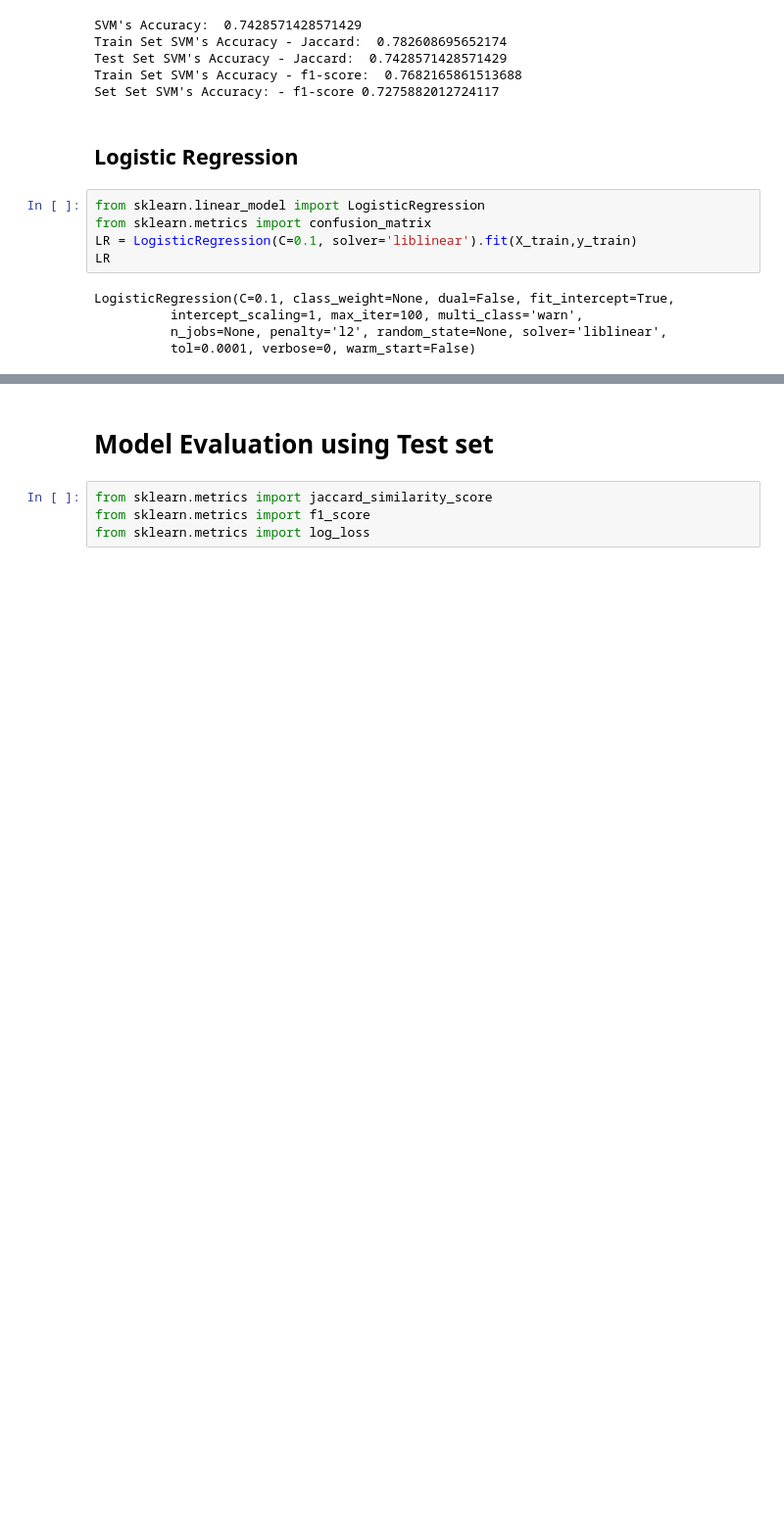
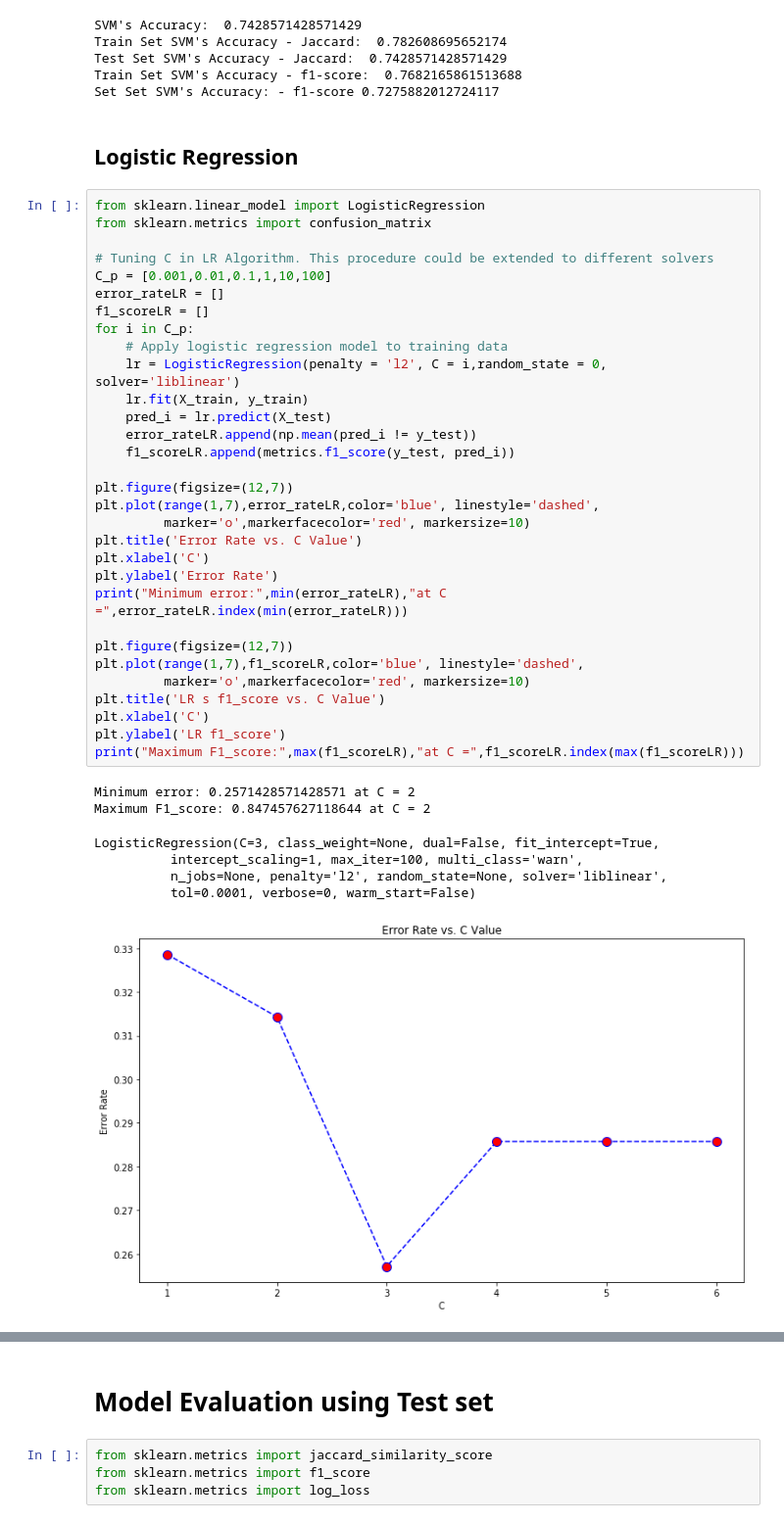
Before and after one commit to djouani/MLPython-capstone-Project1, a Jupyter notebook: ProjectNotebook1.ipynb, the cells around one changed output, grey strips where cells are left out. Shown: that part at 98% size. Drawn from its saved outputs; the diff is of its cells as text; blank space fills up the shorter version.

```diff
--- a/ProjectNotebook1.ipynb
+++ b/ProjectNotebook1.ipynb
@@ -412,13 +549,42 @@ Train Set SVM's Accuracy - f1-score:  0.7682165861513688
 Set Set SVM's Accuracy: - f1-score 0.7275882012724117
 # %% [markdown]
 ## Logistic Regression
-# %%
-from sklearn.linear_model import LogisticRegression
-from sklearn.metrics import confusion_matrix
-LR = LogisticRegression(C=0.1, solver='liblinear').fit(X_train,y_train)
-LR
-# %% [output]
-LogisticRegression(C=0.1, class_weight=None, dual=False, fit_intercept=True,
-          intercept_scaling=1, max_iter=100, multi_class='warn',
-          n_jobs=None, penalty='l2', random_state=None, solver='liblinear',
-          tol=0.0001, verbose=0, warm_start=False)
+# %%
+from sklearn.linear_model import LogisticRegression
+from sklearn.metrics import confusion_matrix
+
+# Tuning C in LR Algorithm. This procedure could be extended to different solvers
+C_p = [0.001,0.01,0.1,1,10,100]
+error_rateLR = []
+f1_scoreLR = []
+for i in C_p:
+    # Apply logistic regression model to training data
+    lr = LogisticRegression(penalty = 'l2', C = i,random_state = 0, solver='liblinear')
+    lr.fit(X_train, y_train)
+    pred_i = lr.predict(X_test)
+    error_rateLR.append(np.mean(pred_i != y_test))
+    f1_scoreLR.append(metrics.f1_score(y_test, pred_i))
+
+plt.figure(figsize=(12,7))
+plt.plot(range(1,7),error_rateLR,color='blue', linestyle='dashed',
+         marker='o',markerfacecolor='red', markersize=10)
+plt.title('Error Rate vs. C Value')
+plt.xlabel('C')
+plt.ylabel('Error Rate')
+print("Minimum error:",min(error_rateLR),"at C =",error_rateLR.index(min(error_rateLR)))
+
+plt.figure(figsize=(12,7))
+plt.plot(range(1,7),f1_scoreLR,color='blue', linestyle='dashed',
+         marker='o',markerfacecolor='red', markersize=10)
+plt.title('LR s f1_score vs. C Value')
+plt.xlabel('C')
+plt.ylabel('LR f1_score')
+print("Maximum F1_score:",max(f1_scoreLR),"at C =",f1_scoreLR.index(max(f1_scoreLR)))
+# %% [output]
+Minimum error: 0.2571428571428571 at C = 2
+Maximum F1_score: 0.847457627118644 at C = 2
+LogisticRegression(C=3, class_weight=None, dual=False, fit_intercept=True,
+          intercept_scaling=1, max_iter=100, multi_class='warn',
+          n_jobs=None, penalty='l2', random_state=None, solver='liblinear',
+          tol=0.0001, verbose=0, warm_start=False)
+[figure, added]
```
Also changed, not shown: parts of 20 cells of this notebook.
